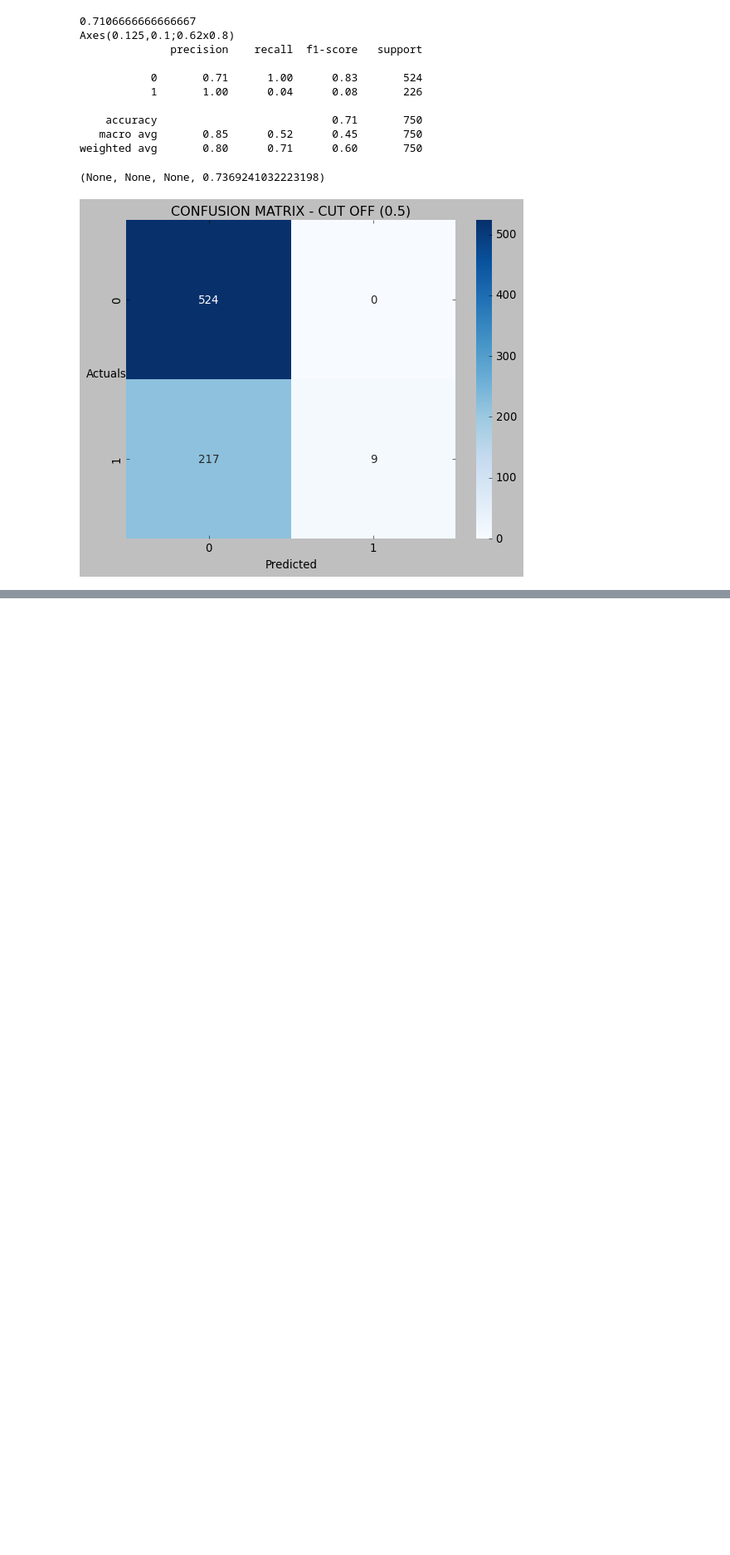
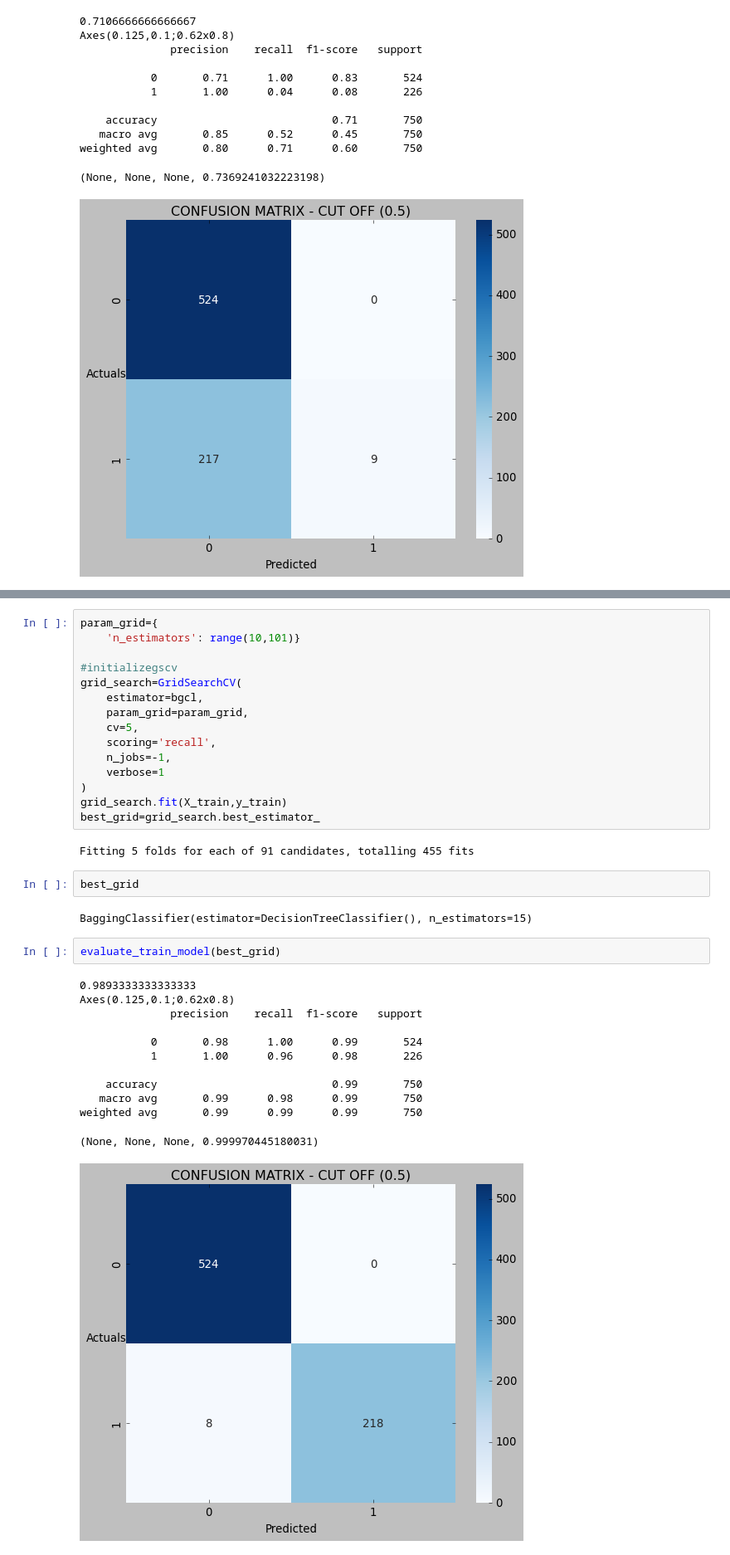
Before and after one commit to kumarideepali0402/AI-ML, a Jupyter notebook: DecisionTree.ipynb, the cells around one changed output, grey strips where cells are left out. Shown: that part at 83% size. Drawn from its saved outputs; the diff is of its cells as text; blank space fills up the shorter version.

```diff
--- a/DecisionTree.ipynb
+++ b/DecisionTree.ipynb
@@ -388,0 +459,36 @@ AttributeError: 'str' object has no attribute 'predict'
+# %%
+param_grid={
+    'n_estimators': range(10,101)}
+
+#initializegscv
+grid_search=GridSearchCV(
+    estimator=bgcl,
+    param_grid=param_grid,
+    cv=5,
+    scoring='recall',
+    n_jobs=-1,
+    verbose=1
+)
+grid_search.fit(X_train,y_train)
+best_grid=grid_search.best_estimator_
+# %% [output]
+Fitting 5 folds for each of 91 candidates, totalling 455 fits
+# %%
+best_grid
+# %% [output]
+BaggingClassifier(estimator=DecisionTreeClassifier(), n_estimators=15)
+# %%
+evaluate_train_model(best_grid)
+# %% [output]
+0.9893333333333333
+Axes(0.125,0.1;0.62x0.8)
+              precision    recall  f1-score   support
+
+           0       0.98      1.00      0.99       524
+           1       1.00      0.96      0.98       226
+
+    accuracy                           0.99       750
+   macro avg       0.99      0.98      0.99       750
+weighted avg       0.99      0.99      0.99       750
+(None, None, None, 0.999970445180031)
+[figure, added]
```
Also changed, not shown: parts of 10 cells of this notebook, 3 other files.
